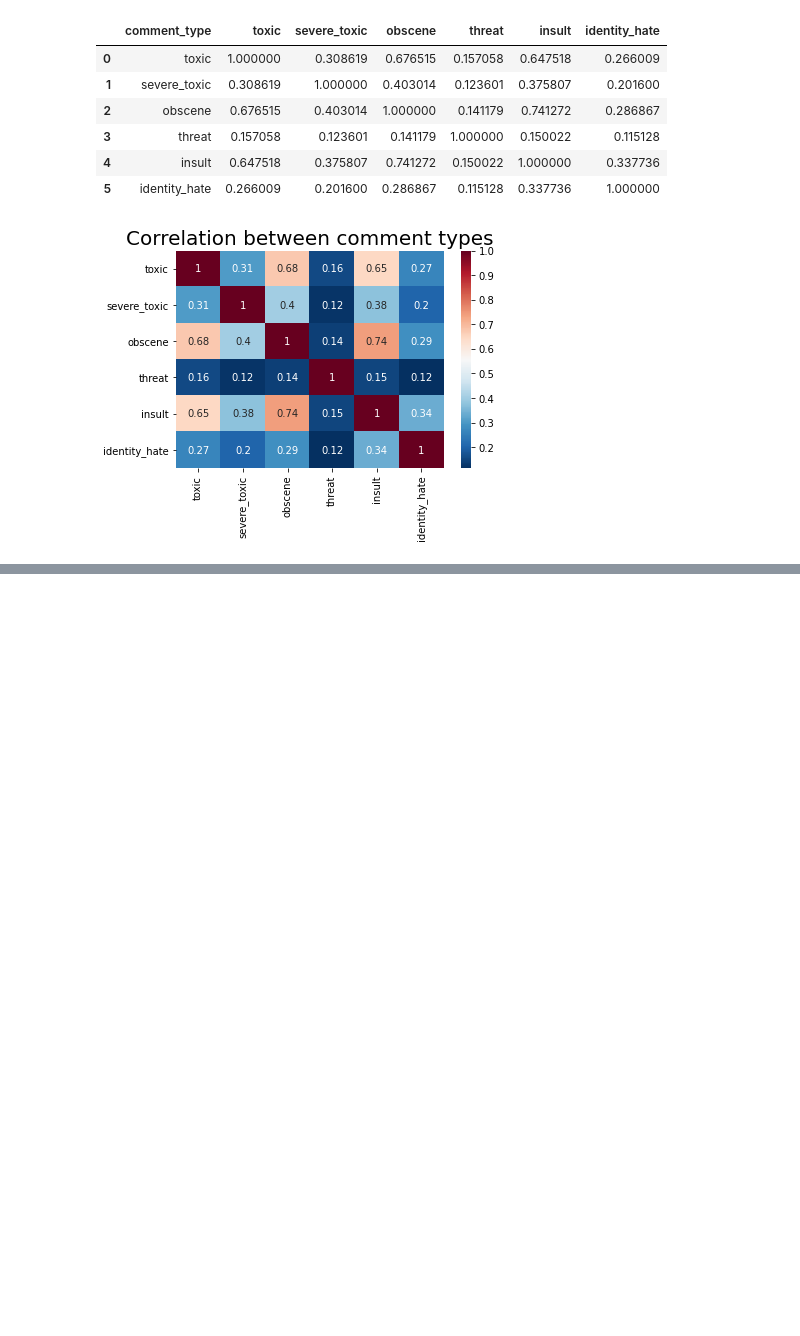
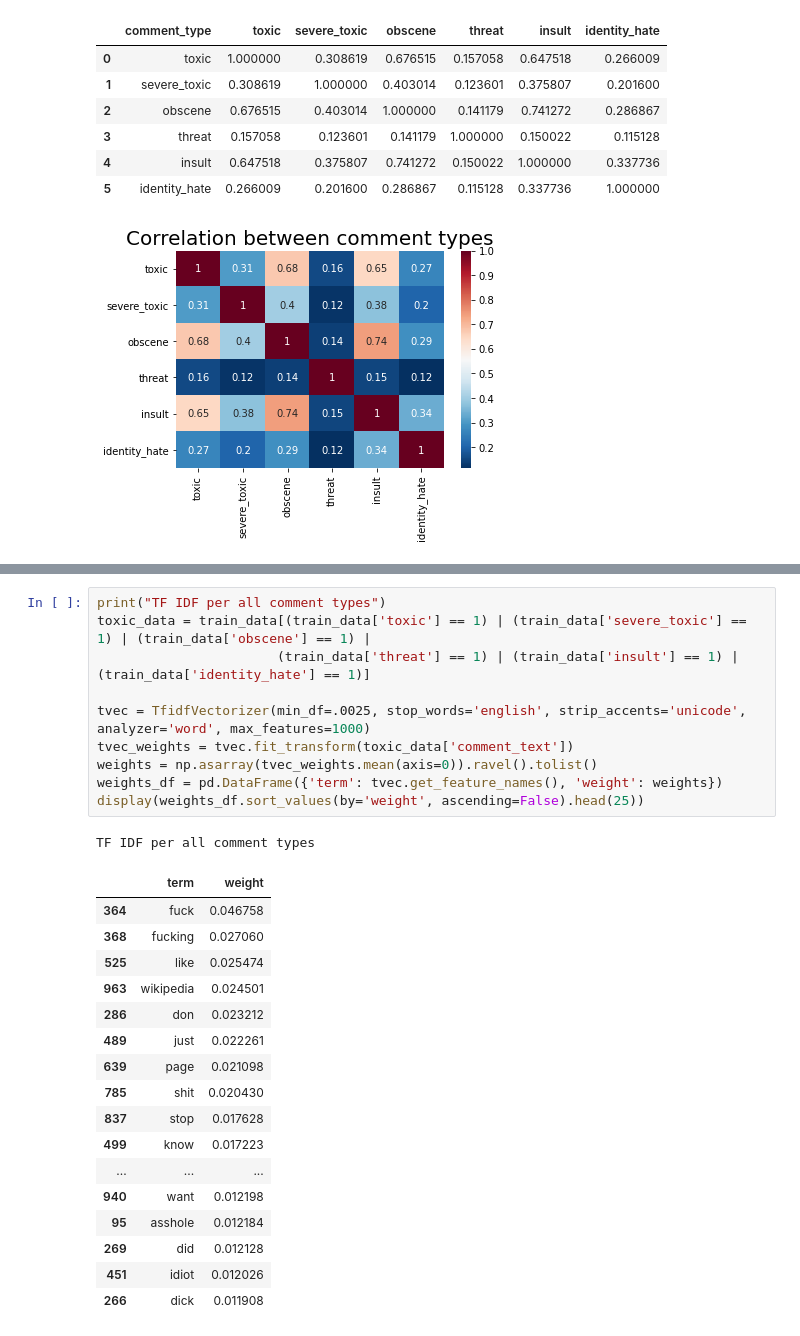
Before and after one commit to dwitek/Toxic-Comment-Classification, a Jupyter notebook: Data Mining.ipynb, the cells around one changed output, grey strips where cells are left out. Cells and saved outputs as stored; diff of their text form; blank space fills up the shorter version.

```diff
--- a/Data Mining.ipynb
+++ b/Data Mining.ipynb
@@ -98,0 +206,29 @@ print(tfidf_vectorizer.get_feature_names()[:100])
+# %%
+print("TF IDF per all comment types")
+toxic_data = train_data[(train_data['toxic'] == 1) | (train_data['severe_toxic'] == 1) | (train_data['obscene'] == 1) |
+                       (train_data['threat'] == 1) | (train_data['insult'] == 1) | (train_data['identity_hate'] == 1)]
+
+tvec = TfidfVectorizer(min_df=.0025, stop_words='english', strip_accents='unicode', analyzer='word', max_features=1000)
+tvec_weights = tvec.fit_transform(toxic_data['comment_text'])
+weights = np.asarray(tvec_weights.mean(axis=0)).ravel().tolist()
+weights_df = pd.DataFrame({'term': tvec.get_feature_names(), 'weight': weights})
+display(weights_df.sort_values(by='weight', ascending=False).head(25))
+# %% [output]
+TF IDF per all comment types
+|  | term | weight |
+| 364 | fuck | 0.046758 |
+| 368 | fucking | 0.027060 |
+| 525 | like | 0.025474 |
+| 963 | wikipedia | 0.024501 |
+| 286 | don | 0.023212 |
+| 489 | just | 0.022261 |
+| 639 | page | 0.021098 |
+| 785 | shit | 0.020430 |
+| 837 | stop | 0.017628 |
+| 499 | know | 0.017223 |
+| ... | ... | ... |
+| 940 | want | 0.012198 |
+| 95 | asshole | 0.012184 |
+| 269 | did | 0.012128 |
+| 451 | idiot | 0.012026 |
+| 266 | dick | 0.011908 |
```
Also changed, not shown: parts of 5 cells of this notebook.
